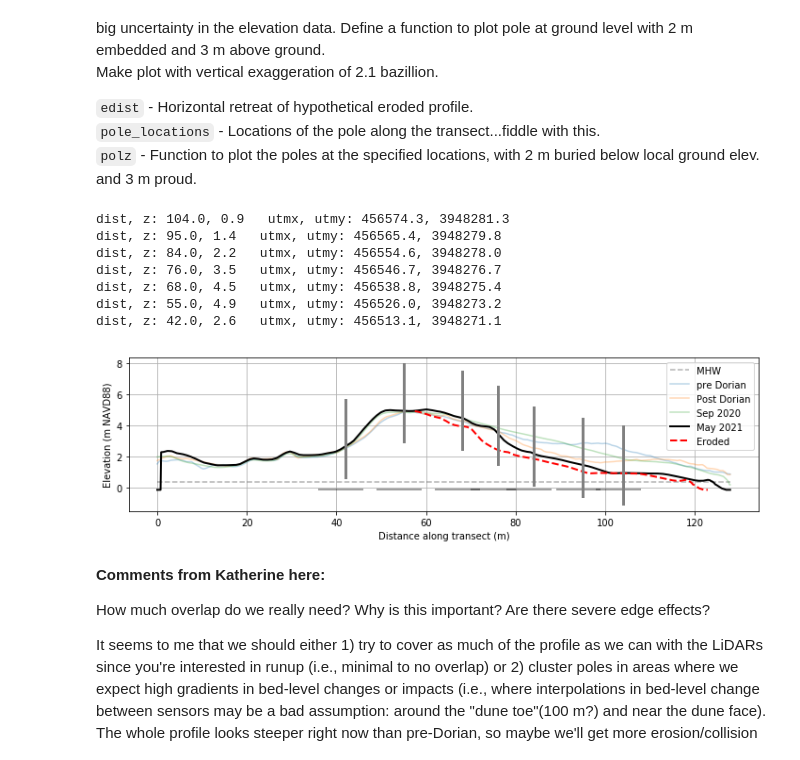
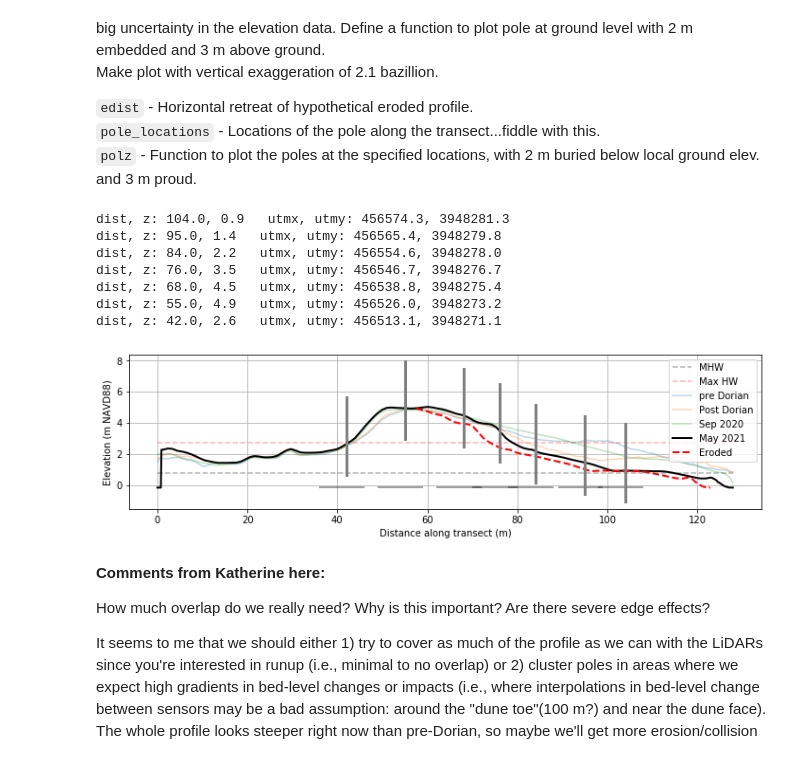
Before and after one commit to csherwood-usgs/DUNEX, a Jupyter notebook: plan_pole_transect.ipynb, the cells around one changed output. Cells and saved outputs as stored; diff of their text form; code cells hidden in the pictures.

```diff
--- a/plan_pole_transect.ipynb
+++ b/plan_pole_transect.ipynb
@@ -41,7 +112,7 @@ Make plot with vertical exaggeration of 2.1 bazillion.
 ioff1 = -.25
 ioff2 = +.3
 ioff3 = +.25
-mhw = 0.35 # estimated from VDatum
+mhw = 0.77 # estimated from VDatum
 edist = -5 # distance to offset eroded profile
 #pole_locations = [96, 89, 82, 75, 68, 55, 42]  # Chris's original
 pole_locations = [104, 95, 84, 76, 68, 55, 42]  # Katherine's idea to stretch the array seaward; less overlap
@@ -50,34 +121,35 @@ lidar_res_right = 4  # m, depends on orientation
 
 # function to plot pole at ground level, given a distance (pdist) along a  profile (dist and z)
 def polz(pdist,dist,z,x,y):
     idx = (dist>=pdist).argmax()
     plt.plot([dist[idx],dist[idx]],[z[idx]-2.,z[idx]+3],'-',c='gray',linewidth=3)
     print('dist, z: {:.1f}, {:.1f}   utmx, utmy: {:.1f}, {:.1f}'.format(dist[idx],z[idx],x[idx],y[idx]))
     plt.hlines(np.min(z), pz-lidar_res_left, pz+lidar_res_right, alpha=0.5)
 
 plt.figure(figsize=(12,3))
 plt.plot([dist[0],dist[-1]],[mhw,mhw],'--k',alpha=0.3,label='MHW')
+plt.plot([dist[0],dist[-1]],[maxHW,maxHW],'--r',alpha=0.3,label='Max HW')
 plt.plot(dist,z0,alpha=0.3,label='pre Dorian')
 plt.plot(dist,z1+ioff1,alpha=0.3,label='Post Dorian')
 plt.plot(dist,z2+ioff2,alpha=0.3,label='Sep 2020')
 plt.plot(dist,z3+ioff3,'-k',linewidth=2,label='May 2021')
 plt.plot(dist[500:]+edist,z3[500:]+ioff3,'--r',linewidth=2,label='Eroded')
 for pz in pole_locations:
     polz(pz,dist,z3+ioff3,x,y)
 
 plt.grid()
 plt.legend()
 plt.ylabel('Elevation (m NAVD88)')
 _ = plt.xlabel('Distance along transect (m)')
 # %% [output]
 dist, z: 104.0, 0.9   utmx, utmy: 456574.3, 3948281.3
 dist, z: 95.0, 1.4   utmx, utmy: 456565.4, 3948279.8
 dist, z: 84.0, 2.2   utmx, utmy: 456554.6, 3948278.0
 dist, z: 76.0, 3.5   utmx, utmy: 456546.7, 3948276.7
 dist, z: 68.0, 4.5   utmx, utmy: 456538.8, 3948275.4
 dist, z: 55.0, 4.9   utmx, utmy: 456526.0, 3948273.2
 dist, z: 42.0, 2.6   utmx, utmy: 456513.1, 3948271.1
-[figure, old version]
+[figure, new version]
 # %% [markdown]
 **Comments from Katherine here:**
 
```
Also changed, not shown: parts of 5 cells of this notebook, 6 other files.
